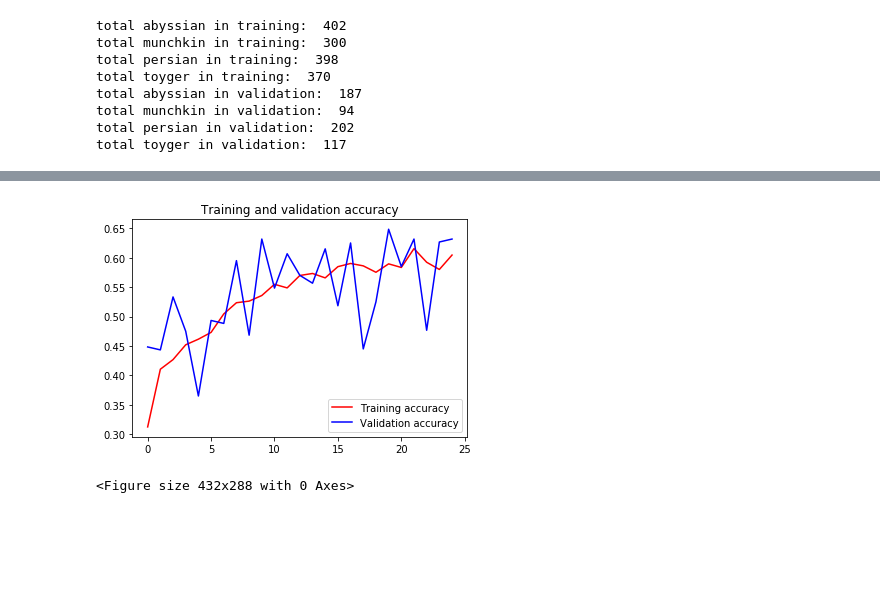
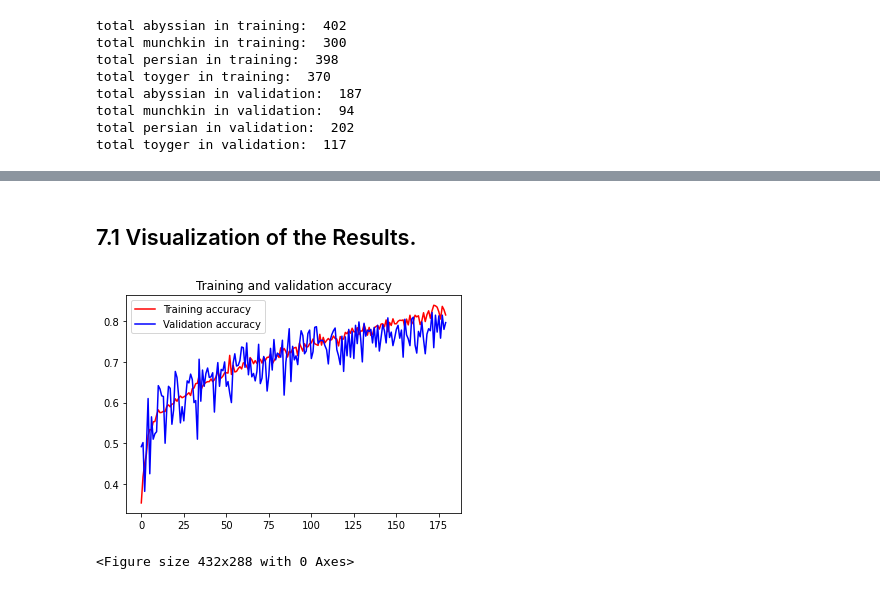
Before and after one commit to immohann/Cat-Breed-Classifier, a Jupyter notebook: Cat-Breed-Classifier.ipynb, the cells around one changed output, grey strips where cells are left out. Cells and saved outputs as stored; diff of their text form; code cells hidden in the pictures; blank space fills up the shorter version.

Commit message:
Completed training-testing and saved the model

```diff
--- a/Cat-Breed-Classifier.ipynb
+++ b/Cat-Breed-Classifier.ipynb
@@ -9,5 +38,6 @@ from tensorflow.keras.preprocessing.image import ImageDataGenerator
 # %%
-base_dir='dataset'
+#collecting the path for base directory
+base_dir='/content/drive/My Drive/Cat-Breed-Classifier/dataset/'
 training_dir=os.path.join(base_dir, 'training')
 validation_dir=os.path.join(base_dir, 'validation')
 
@@ -22,6 +52,7 @@ valid_p_dir=os.path.join(validation_dir,'persian')
 valid_t_dir=os.path.join(validation_dir,'toyger')
 
 
+#Let's find out the total number of horse and human images in the directories:
 print('total abyssian in training: ', len(os.listdir(train_a_dir)))
 print('total munchkin in training: ', len(os.listdir(train_m_dir)))
 print('total persian in training: ', len(os.listdir(train_p_dir)))
@@ -99,4 +210,17 @@ test_datagen = ImageDataGenerator(rescale=1./255.)
 # %%
+## Using Augmentations
+
+train_datagen = ImageDataGenerator(
+      rescale=1./255.,
+      rotation_range=40,
+      width_shift_range=0.2,
+      height_shift_range=0.2,
+      shear_range=0.2,
+      zoom_range=0.2,
+      horizontal_flip=True,
+      fill_mode='nearest')
+test_datagen = ImageDataGenerator(rescale=1./255.)
+
 train_generator = train_datagen.flow_from_directory(
         training_dir,  # This is the source directory for training images
         target_size=(200, 200),  # All images will be resized to 200x200
@@ -110,16 +234,6 @@ validation_generator = test_datagen.flow_from_directory(
         target_size=(200, 200),
         batch_size=20,
         class_mode='categorical')
-
-history = model.fit(
-      train_generator,
-      steps_per_epoch=59,  # 1200 images = batch_size * steps
-      epochs=25,
-      validation_data=validation_generator,
-      validation_steps=30,
-     verbose=1
-
-) # 1200 images = batch_size * steps)
 # %% [output]
 Found 1469 images belonging to 4 classes.
 Found 600 images belonging to 4 classes.
@@ -140,0 +242,12 @@ Epoch 25/25
+# %%
+
+
+history = model.fit(
+      train_generator,
+      steps_per_epoch=59,  # 1200 images = batch_size * steps
+      epochs=180,
+      validation_data=validation_generator,
+      validation_steps=30,
+     verbose=1
+
+) # 1200 images = batch_size * steps)
@@ -141,20 +272,25 @@ Epoch 25/25
+# %% [markdown]
+## 7.1 Visualization of the Results.
 # %%
+# Plot the chart for accuracy and loss on both training and validation
+%matplotlib inline
 import matplotlib.pyplot as plt
 acc = history.history['accuracy']
 val_acc = history.history['val_accuracy']
 loss = history.history['loss']
 val_loss = history.history['val_loss']
 
 epochs = range(len(acc))
 
 plt.plot(epochs, acc, 'r', label='Training accuracy')
 plt.plot(epochs, val_acc, 'b', label='Validation accuracy')
 plt.title('Training and validation accuracy')
-plt.legend(loc=0)
+plt.legend()
 plt.figure()
 
 
+
 plt.show()
 # %% [output]
-[figure, old version]
+[figure, new version]
 <Figure size 432x288 with 0 Axes>
```
Also changed, not shown: parts of 28 cells of this notebook, 2 other files.
